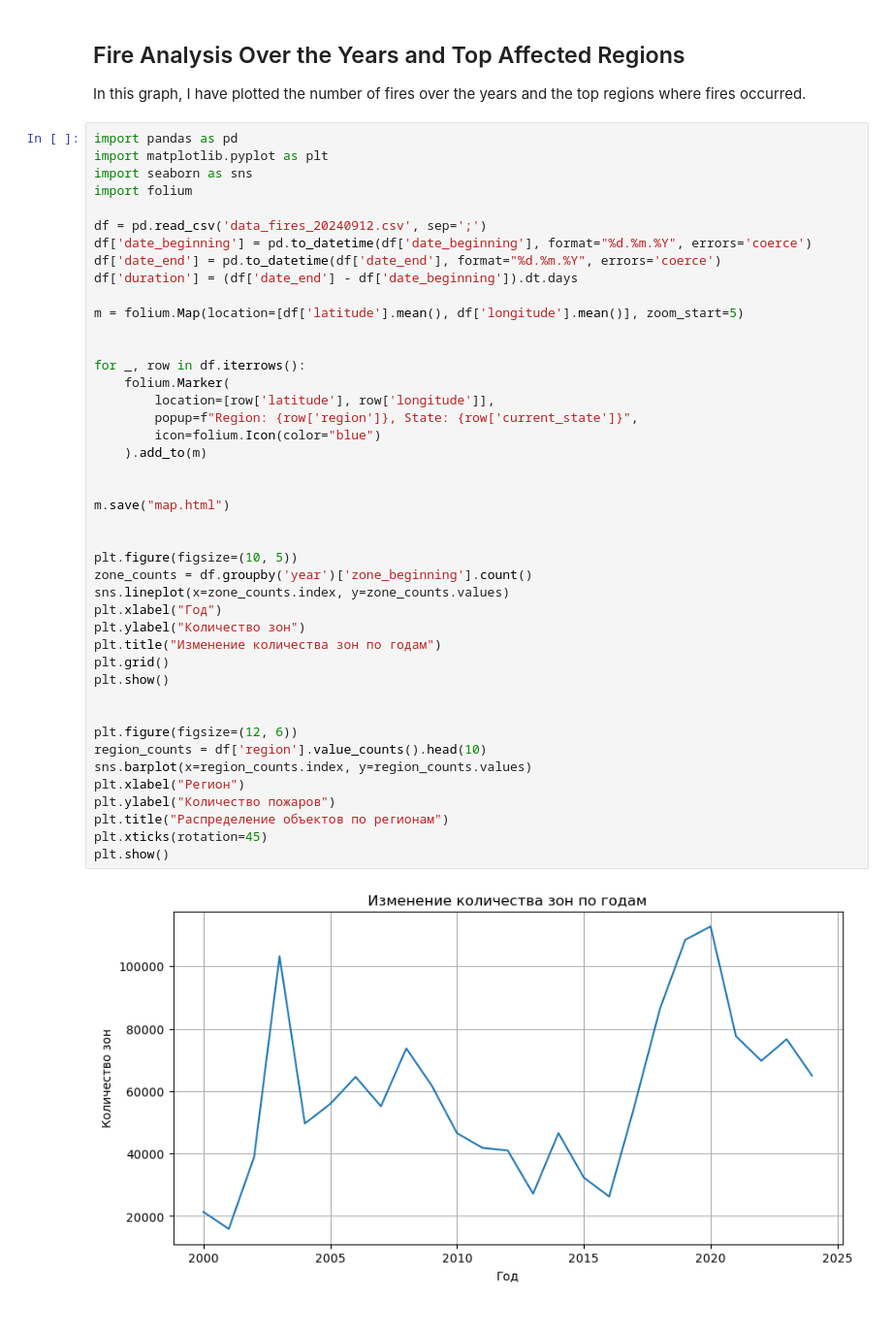
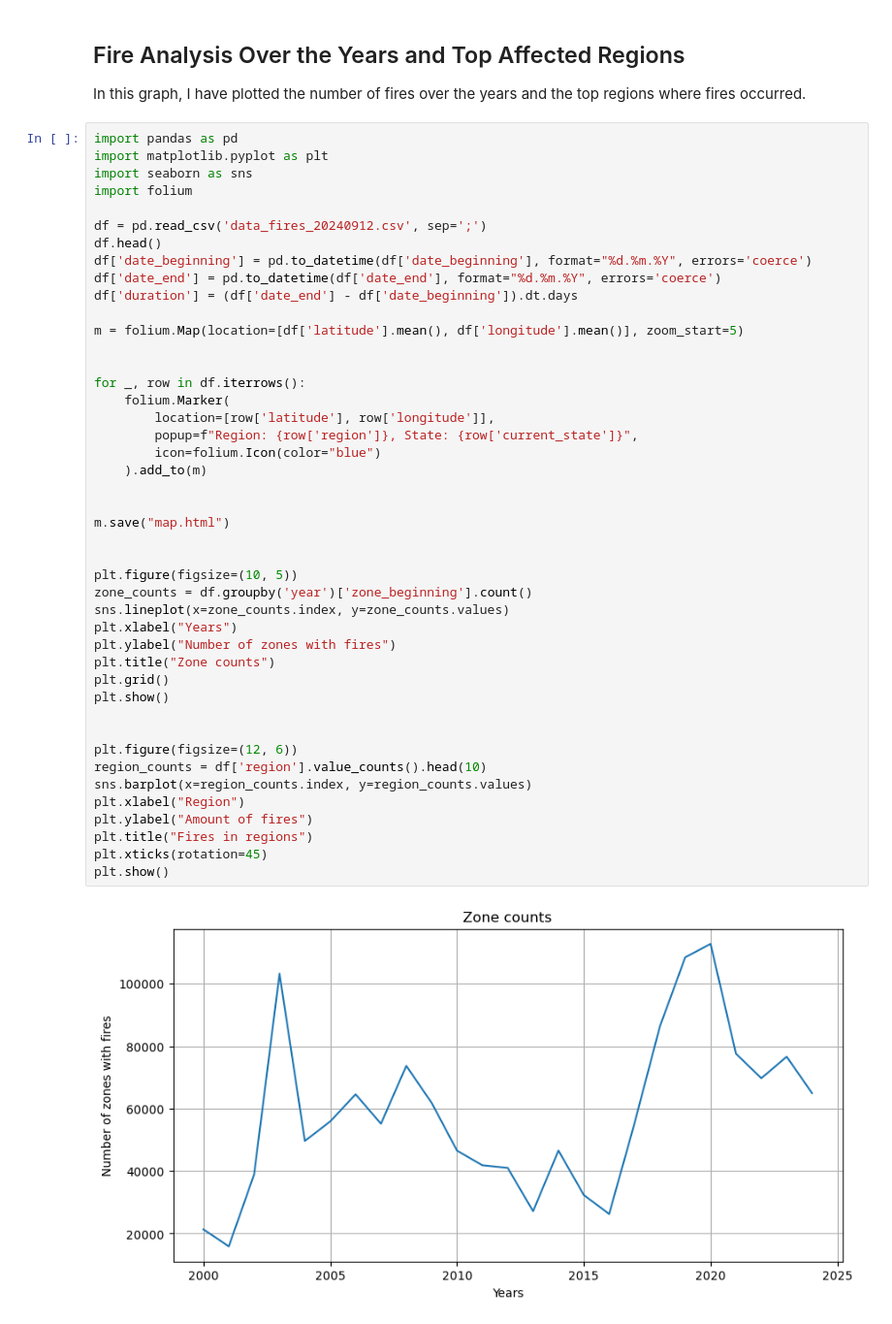
Before and after one commit to Data-Wrangling-and-Visualisation/Russia-on-fire, a Jupyter notebook: main.ipynb, the cells around one changed output. Shown at 97% size. Saved outputs shown, nothing was run; the diff lists cells and outputs as text.

Commit message:
fixed graph

```diff
--- a/main.ipynb
+++ b/main.ipynb
@@ -30,41 +32,42 @@ import seaborn as sns
 import folium
 
 df = pd.read_csv('data_fires_20240912.csv', sep=';')
+df.head()
 df['date_beginning'] = pd.to_datetime(df['date_beginning'], format="%d.%m.%Y", errors='coerce')
 df['date_end'] = pd.to_datetime(df['date_end'], format="%d.%m.%Y", errors='coerce')
 df['duration'] = (df['date_end'] - df['date_beginning']).dt.days
 
 m = folium.Map(location=[df['latitude'].mean(), df['longitude'].mean()], zoom_start=5)
 
 
 for _, row in df.iterrows():
     folium.Marker(
         location=[row['latitude'], row['longitude']],
         popup=f"Region: {row['region']}, State: {row['current_state']}",
         icon=folium.Icon(color="blue")
     ).add_to(m)
 
 
 m.save("map.html")
 
 
 plt.figure(figsize=(10, 5))
 zone_counts = df.groupby('year')['zone_beginning'].count()
 sns.lineplot(x=zone_counts.index, y=zone_counts.values)
-plt.xlabel("Год")
-plt.ylabel("Количество зон")
-plt.title("Изменение количества зон по годам")
+plt.xlabel("Years")
+plt.ylabel("Number of zones with fires")
+plt.title("Zone counts")
 plt.grid()
 plt.show()
 
 
 plt.figure(figsize=(12, 6))
 region_counts = df['region'].value_counts().head(10)
 sns.barplot(x=region_counts.index, y=region_counts.values)
-plt.xlabel("Регион")
-plt.ylabel("Количество пожаров")
-plt.title("Распределение объектов по регионам")
+plt.xlabel("Region")
+plt.ylabel("Amount of fires")
+plt.title("Fires in regions")
 plt.xticks(rotation=45)
 plt.show()
 # %% [output]
-[figure, old version]
+[figure, new version]
```
Also changed, not shown: parts of 2 cells of this notebook, 1 other file.
